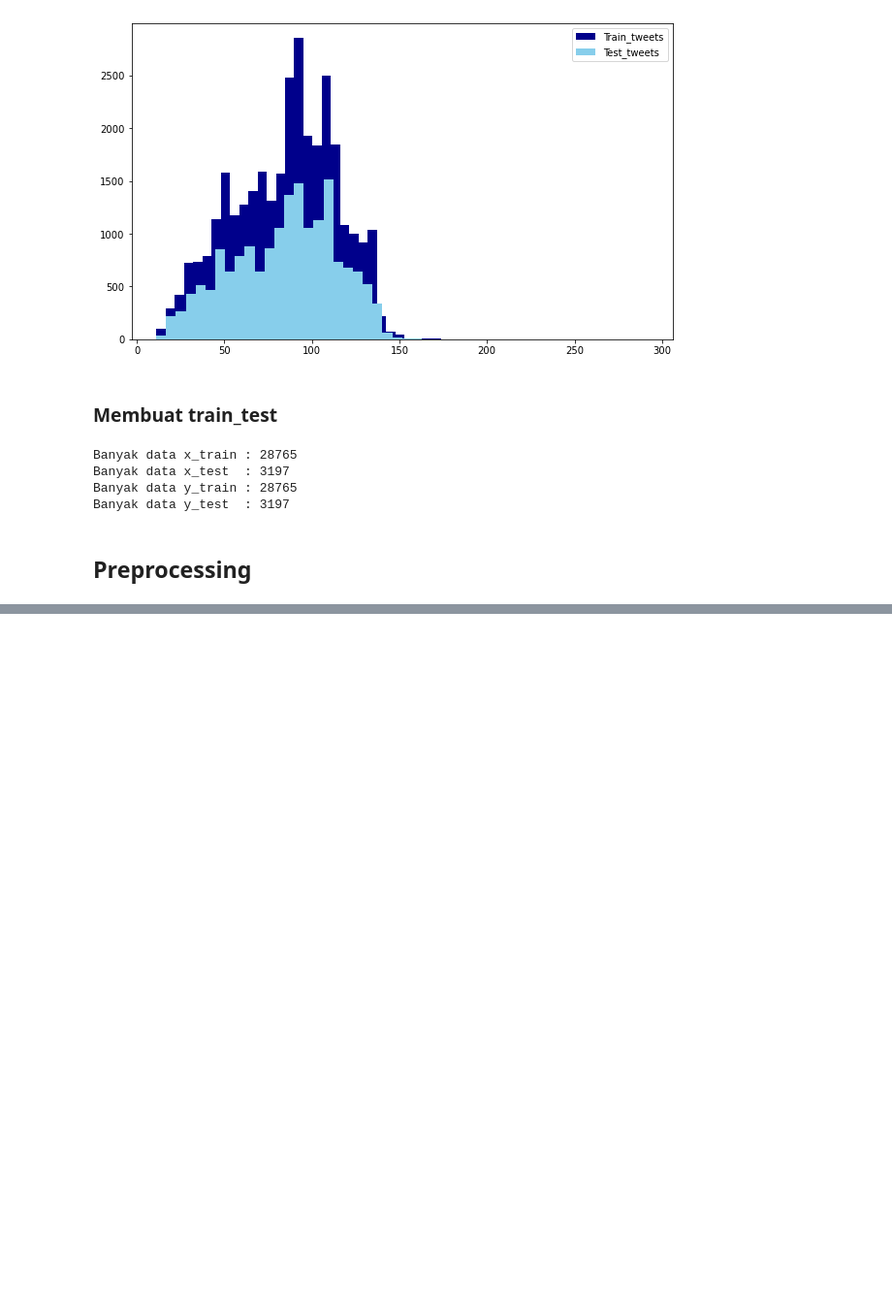
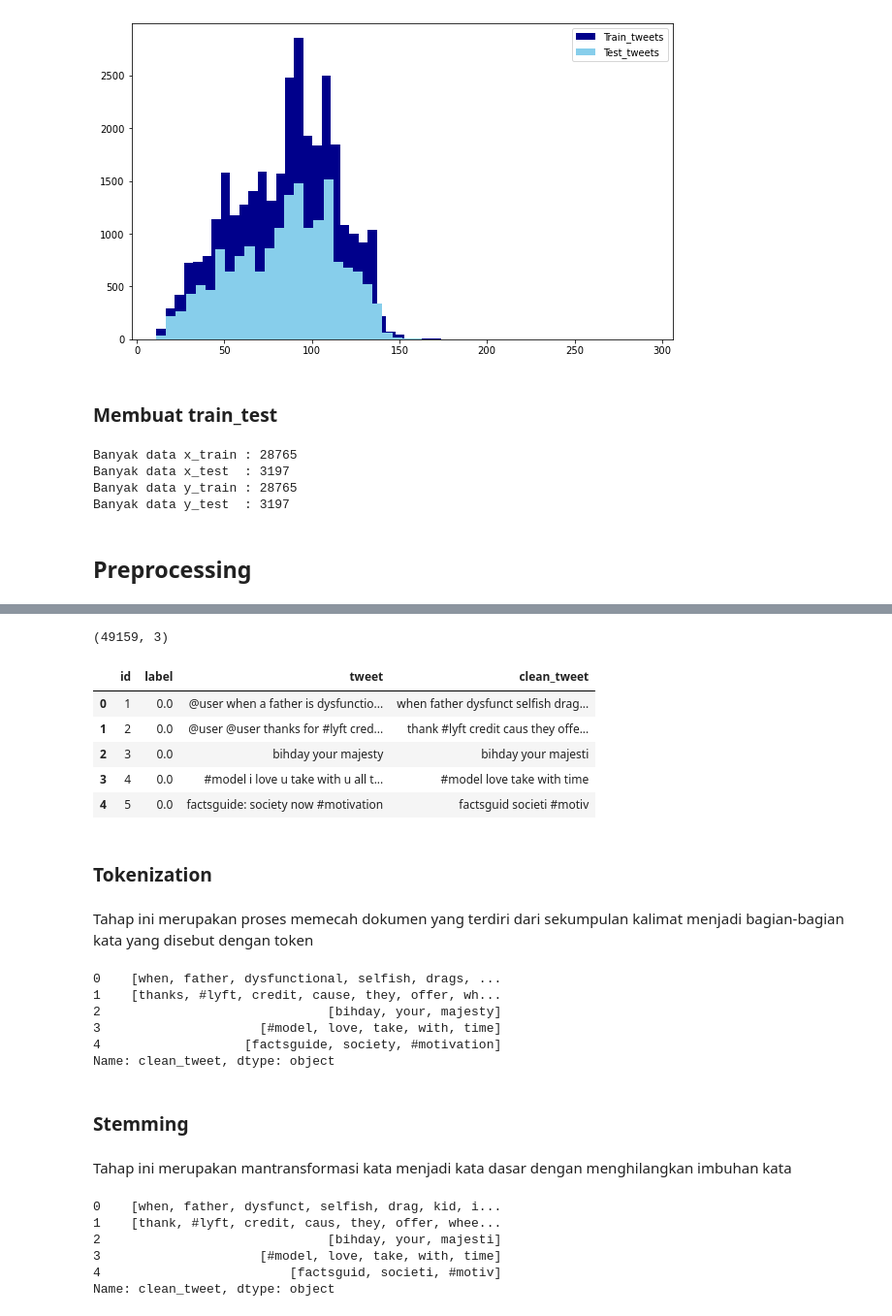
Before and after one commit to debbydbrh/Sentiment-Analysis-Twitter-Using-Support-Vector-Machine, a Jupyter notebook: Sentiment Analysis using Support Vector Machine.ipynb, the cells around one changed output, grey strips where cells are left out. Shown: that part at 97% size. Cells and saved outputs as stored; diff of their text form; code cells hidden in the pictures; blank space fills up the shorter version.

```diff
--- a/Sentiment Analysis using Support Vector Machine.ipynb
+++ b/Sentiment Analysis using Support Vector Machine.ipynb
@@ -129,0 +153,5 @@ Pada tahap ini yang dilakukan adalah membuat data yang ada menjadi data yang leb
+# %%
+merge = data_train.append(data_test, ignore_index=True, sort=False)
+merge.shape
+# %% [output]
+(49159, 3)
@@ -129,0 +164,49 @@ Pada tahap ini yang dilakukan adalah membuat data yang ada menjadi data yang leb
+# %%
+def remove_pattern(input_txt, pattern):
+    r = re.findall(pattern, input_txt)
+    for i in r:
+        input_txt = re.sub(i, '', input_txt)
+    return input_txt
+
+merge['clean_tweet'] = np.vectorize(remove_pattern)(merge['tweet'], "@[\w]*") #menghilangkan @user
+merge['clean_tweet'] = merge['clean_tweet'].str.replace("[^a-zA-Z#]", " ") #menghilangkan punctuation, angka, dan karakter
+merge['clean_tweet'] = merge['clean_tweet'].apply(lambda x: ' '.join([w for w in x.split() if len(w)>3])) #menghapus kata pendek
+# %%
+merge.head(5)
+# %% [output]
+|  | id | label | tweet | clean_tweet |
+| 0 | 1 | 0.0 | @user when a father is dysfunctio... | when father dysfunct selfish drag... |
+| 1 | 2 | 0.0 | @user @user thanks for #lyft cred... | thank #lyft credit caus they offe... |
+| 2 | 3 | 0.0 | bihday your majesty | bihday your majesti |
+| 3 | 4 | 0.0 | #model i love u take with u all t... | #model love take with time |
+| 4 | 5 | 0.0 | factsguide: society now #motivation | factsguid societi #motiv |
+# %% [markdown]
+### Tokenization
+# %% [markdown]
+Tahap ini merupakan proses memecah dokumen yang terdiri dari sekumpulan kalimat menjadi bagian-bagian kata yang disebut dengan token
+# %%
+tokenized_tweet = merge['clean_tweet'].apply(lambda x: x.split())
+tokenized_tweet.head()
+# %% [output]
+0    [when, father, dysfunctional, selfish, drags, ...
+1    [thanks, #lyft, credit, cause, they, offer, wh...
+2                              [bihday, your, majesty]
+3                     [#model, love, take, with, time]
+4                   [factsguide, society, #motivation]
+Name: clean_tweet, dtype: object
+# %% [markdown]
+### Stemming
+# %% [markdown]
+Tahap ini merupakan mantransformasi kata menjadi kata dasar dengan menghilangkan imbuhan kata
+# %%
+from nltk.stem import PorterStemmer
+stemmer = PorterStemmer()
+tokenized_tweet = tokenized_tweet.apply(lambda x: [stemmer.stem(i) for i in x])
+tokenized_tweet.head()
+# %% [output]
+0    [when, father, dysfunct, selfish, drag, kid, i...
+1    [thank, #lyft, credit, caus, they, offer, whee...
+2                              [bihday, your, majesti]
+3                     [#model, love, take, with, time]
+4                         [factsguid, societi, #motiv]
+Name: clean_tweet, dtype: object
```
Also changed, not shown: parts of 27 cells of this notebook.
